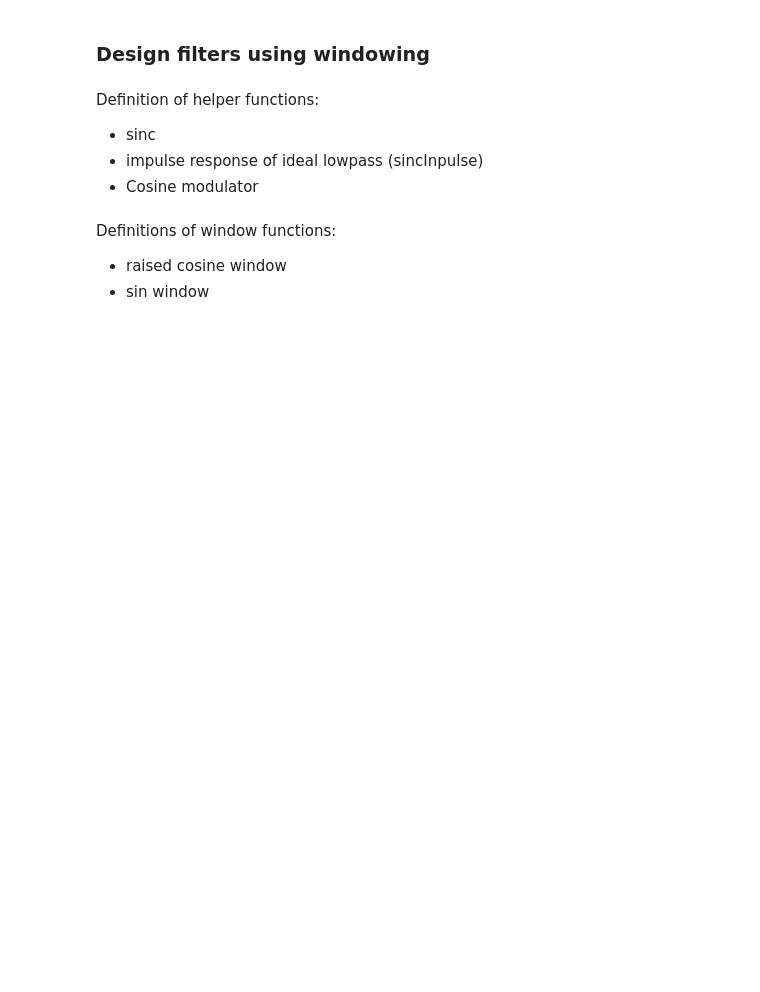
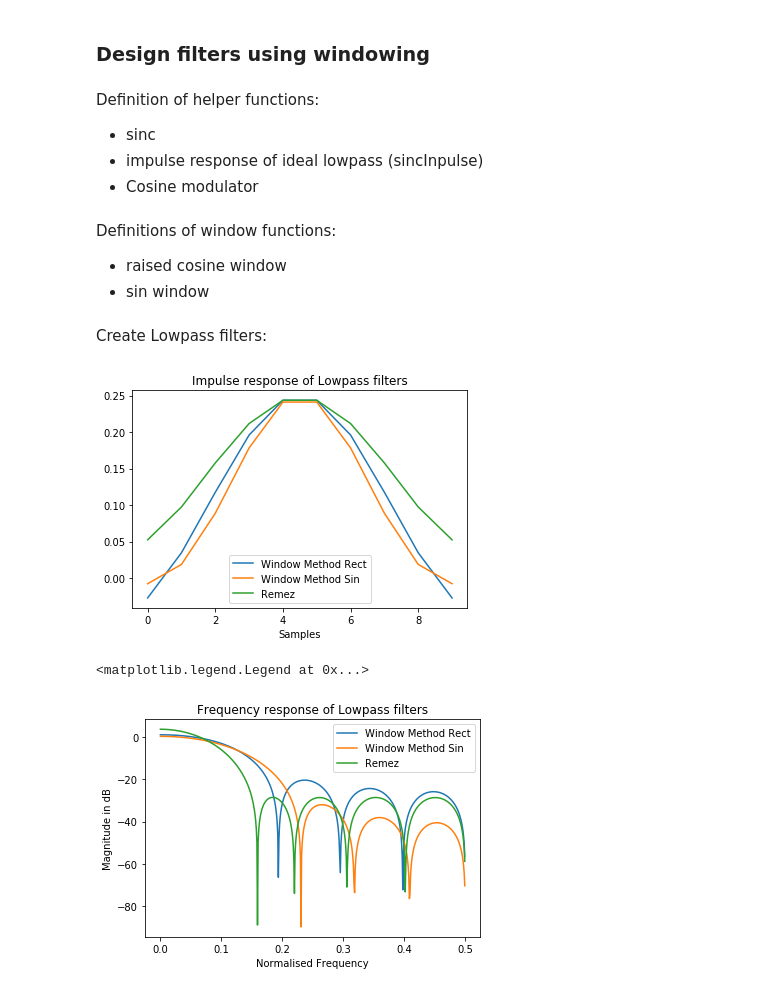
Before and after one commit to jole6826/MRSP, a Jupyter notebook: MRSP_sem2.ipynb, the cells around one changed output. Cells and saved outputs as stored; diff of their text form; code cells hidden in the pictures; blank space fills up the shorter version.

```diff
--- a/MRSP_sem2.ipynb
+++ b/MRSP_sem2.ipynb
@@ -105,9 +106,50 @@ def raisedCosWinow(N):
     return c
 
 def sinWindow(N):
+    """ This is supposed to have a 0.0 at n<0 and n>=N"""
     n = np.arange(0,N)
-    if (N%2 == 0): # even
-        s = np.sin(np.pi/N*(n+0.5))
-    else:
-        s = np.sin(np.pi/(N+1)*(n+1))
+    s = np.sin(((n+1)/(N+1)) * np.pi)
     return s
+# %% [markdown]
+Create Lowpass filters:
+# %%
+def lowpass(N, wc, wtype):
+    """Lowpass filter with N taps and cutoff frequency wc in radians"""
+
+    if (wtype == "rect"):
+        window = np.ones(N) # rectangular window
+    elif (wtype == "sin"):
+        window = sinWindow(N) #sine window
+
+    lp = sincImpulse(N, wc) * window
+    return lp
+
+
+lp_windowRect = lowpass(filterTabs, 0.25*np.pi, "rect")
+lp_windowSin = lowpass(filterTabs, 0.25*np.pi, "sin")
+
+lp_remez = sig.remez(filterTabs, [0, 0.125, 0.15, 0.5],[1 , 0],[1, 100])
+lp_remez = lp_remez * (np.max(lp_windowRect) / np.max(lp_remez)) # scale for plotting
+
+plt.plot(lp_windowRect)
+plt.plot(lp_windowSin)
+plt.plot(lp_remez)
+plt.title('Impulse response of Lowpass filters')
+plt.xlabel('Samples')
+plt.legend(['Window Method Rect', 'Window Method Sin', 'Remez'])
+plt.show()
+
+w,H = sig.freqz(lp_windowRect)
+plt.plot(w/(2*np.pi),20*np.log10(np.abs(H)))
+wS,HS = sig.freqz(lp_windowSin)
+plt.plot(wS/(2*np.pi),20*np.log10(np.abs(HS)))
+wR,HR = sig.freqz(lp_remez)
+plt.plot(wR/(2*np.pi),20*np.log10(np.abs(HR)))
+plt.title('Frequency response of Lowpass filters')
+plt.xlabel('Normalised Frequency')
+plt.ylabel('Magnitude in dB')
+plt.legend(['Window Method Rect', 'Window Method Sin', 'Remez'])
+# %% [output]
+[figure, added]
+<matplotlib.legend.Legend at 0x...>
+[figure, added]
```
Also changed, not shown: parts of 17 cells of this notebook.
